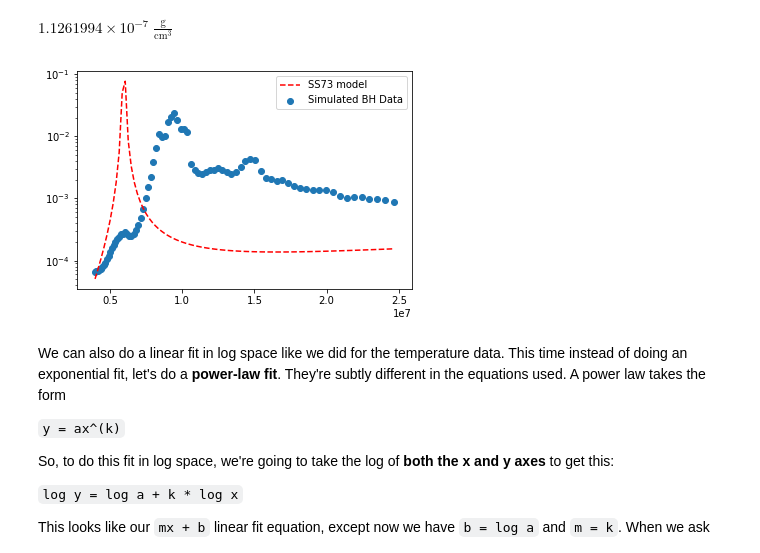
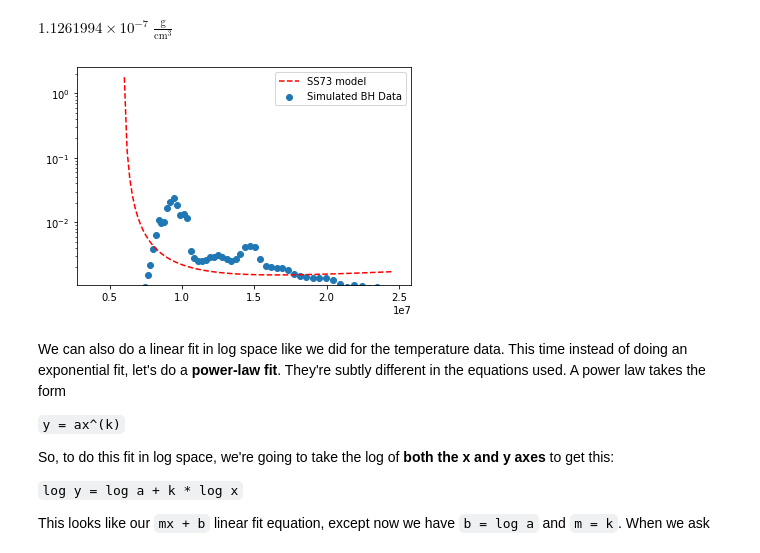
Before and after one commit to connor-mcclellan/thindisk, a Jupyter notebook: tutorials/11-density_profile.ipynb, the cells around one changed output. Drawn from its saved outputs; the diff is of its cells as text; code cells hidden in the pictures.

Commit message:
removing points before r=1 in rho model

```diff
--- a/tutorials/11-density_profile.ipynb
+++ b/tutorials/11-density_profile.ipynb
@@ -44,17 +44,18 @@ $1.1261994 \times 10^{-7} \; \mathrm{\frac{g}{cm^{3}}}$
 # %%
 # Values for mass of the black hole and accretion rate
 M = 6.62*u.solMass
-Mdot = 3e-8*u.solMass/u.yr
+Mdot = 0.000000009*u.solMass/u.yr
 
-r_model = np.linspace(r_data[0], r_data[-1], 100)*u.cm # Create model r points
+r_model = np.linspace(M/u.solMass * 9.1e5, r_data[-1], 100)*u.cm # Create model r points
 rho_model = num_dens(r_model, M, Mdot, 1.)* c.m_p.cgs # Calculate density at each r point using the model function
 plt.plot(r_model, rho_model, 'r--', label='SS73 model') # plot the model
 plt.scatter(r_data, rho_data, label='Simulated BH Data') # plot the data
 plt.legend()
 plt.yscale('log')
+plt.ylim((min(rho)))
 plt.show()
 # %% [output]
-[figure, old version]
+[figure, new version]
 # %% [markdown]
 We can also do a linear fit in log space like we did for the temperature data. This time instead of doing an exponential fit, let's do a **power-law fit**. They're subtly different in the equations used. A power law takes the form
 
```
Also changed, not shown: 1 other file.
